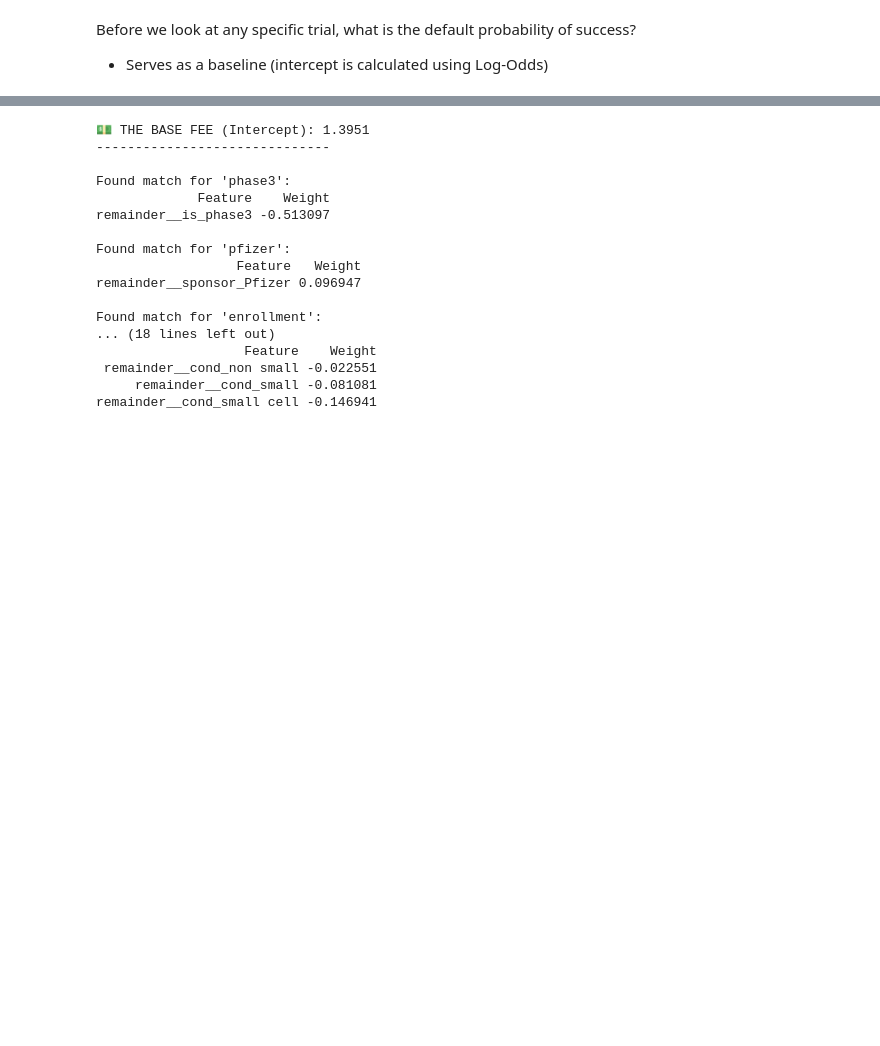
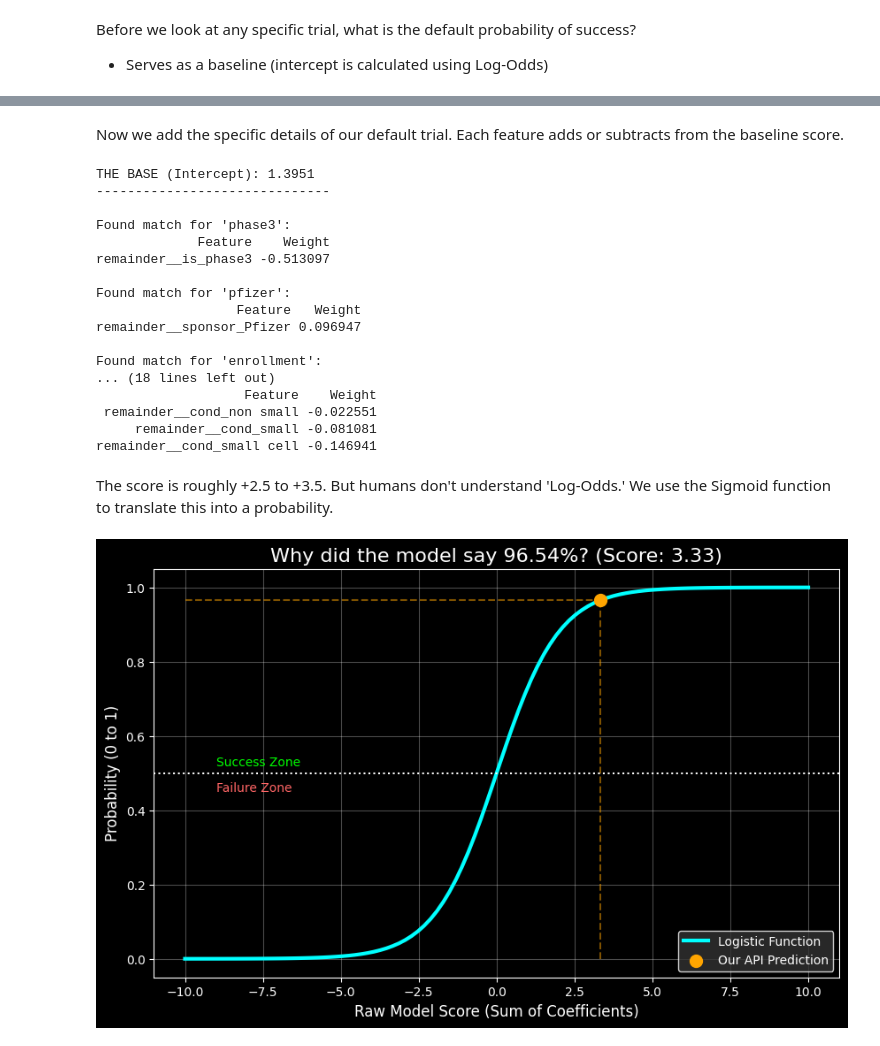
Before and after one commit to drew-1618/clinical-trial-outcome-predictor, a Jupyter notebook: notebooks/01_logistic_regression_deep_dive.ipynb, the cells around one changed output, grey strips where cells are left out. Cells and saved outputs as stored; diff of their text form; code cells hidden in the pictures; blank space fills up the shorter version.

Commit message:
Refactor: Use new default query. Reorganize notebook. Use darkmode plot

```diff
--- a/notebooks/01_logistic_regression_deep_dive.ipynb
+++ b/notebooks/01_logistic_regression_deep_dive.ipynb
@@ -75,3 +30,5 @@ plt.show()
+# %% [markdown]
+Now we add the specific details of our default trial. Each feature adds or subtracts from the baseline score.
 # %%
 import pandas as pd
 import joblib
@@ -89,7 +46,7 @@ intercept = model.intercept_[0]
 # 3. Create a Lookup Table
 df_weights = pd.DataFrame({'Feature': feature_names, 'Weight': coeffs})
 
-print(f"💵 THE BASE FEE (Intercept): {intercept:.4f}")
+print(f"THE BASE (Intercept): {intercept:.4f}")
 print("-" * 30)
 
 # 4. Search for the features in your "Success" JSON
@@ -103,7 +60,7 @@ for term in keywords:
         print(f"\nFound match for '{term}':")
         print(matches.to_string(index=False))
 # %% [output]
-💵 THE BASE FEE (Intercept): 1.3951
+THE BASE (Intercept): 1.3951
 ------------------------------
 
 Found match for 'phase3':
@@ -120,3 +77,56 @@ Found match for 'enrollment':
  remainder__cond_non small -0.022551
      remainder__cond_small -0.081081
 remainder__cond_small cell -0.146941
+# %% [markdown]
+The score is roughly +2.5 to +3.5. But humans don't understand 'Log-Odds.' We use the Sigmoid function to translate this into a probability.
+# %%
+import numpy as np
+import matplotlib.pyplot as plt
+
+plt.style.use('dark_background')
+
+# 1. The "Score" (Log-Odds)
+# This is the raw math the model calculates: (Coeff * Value) + Intercept
+# Create list of 100 numbers from -10 to 10
+# These represent possible raw scores from the model
+# -10 -> very negative prediction, 0 -> neutral, +10 -> very positive prediction
+z_scores = np.linspace(-10, 10, 100)
+
+# 2. The Sigmoid Function (The "Squishifier")
+# It takes that raw score and squishes it between 0 and 1.
+# 1 / (1 + e^(-z))
+def sigmoid(z):
+    return 1 / (1 + np.exp(-z))
+
+probabilities = sigmoid(z_scores)
+
+# 3. Draw the Brain
+plt.figure(figsize=(10, 6))
+plt.plot(z_scores, probabilities, color='cyan', linewidth=3, label='Logistic Function')
+
+# Add our API example (from your earlier test)
+# The model gave a probability of 0.9654.
+# Let's find the "Score" that produced that.
+example_prob = 0.9654
+# Working backward from the answer of 96.54% to find out what the raw score was
+# Since the API gives only probablility, not raw scores
+example_score = np.log(example_prob / (1 - example_prob)) # Inverse Sigmoid (Logit)
+
+plt.scatter([example_score], [example_prob], color='orange', s=100, zorder=5, label='Our API Prediction')
+plt.plot([example_score, example_score], [0, example_prob], color='orange', linestyle='--', alpha=0.5)
+plt.plot([-10, example_score], [example_prob, example_prob], color='orange', linestyle='--', alpha=0.5)
+
+plt.title(f"Why did the model say 96.54%? (Score: {example_score:.2f})", fontsize=16)
+plt.xlabel("Raw Model Score (Sum of Coefficients)", fontsize=12)
+plt.ylabel("Probability (0 to 1)", fontsize=12)
+plt.grid(True, alpha=0.3)
+plt.legend(facecolor='#333333', edgecolor='white')
+plt.axhline(0.5, color='white', linestyle=':', label='Decision Threshold')
+plt.text(-9, 0.52, "Success Zone", color='#00ff00')
+plt.text(-9, 0.45, "Failure Zone", color='#ff6666')
+
+plt.savefig('../reports/figures/logistic_regression_sigmoid.png', dpi=300, bbox_inches='tight')
+
+plt.show()
+# %% [output]
+[figure, new version]
```
Also changed, not shown: parts of 2 cells of this notebook.
